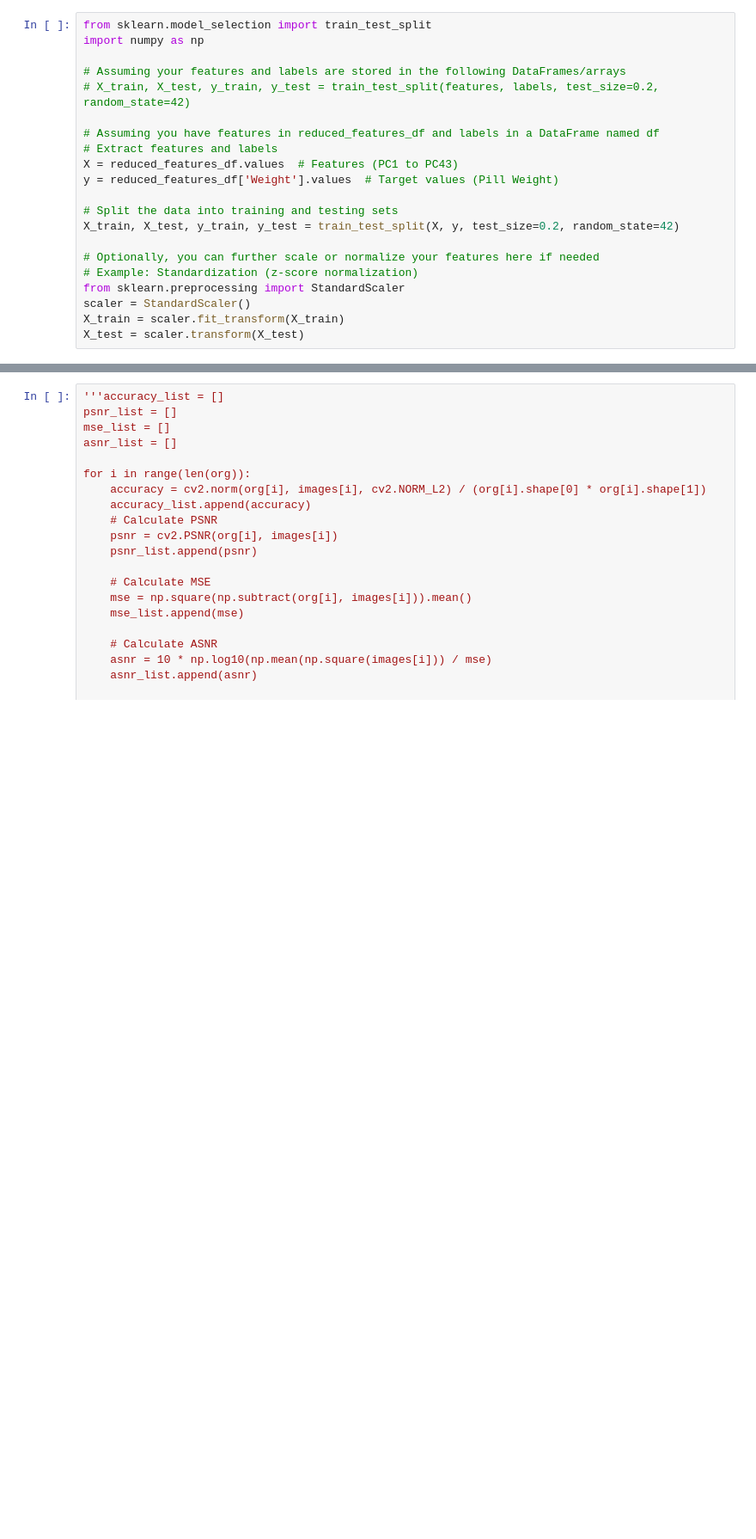
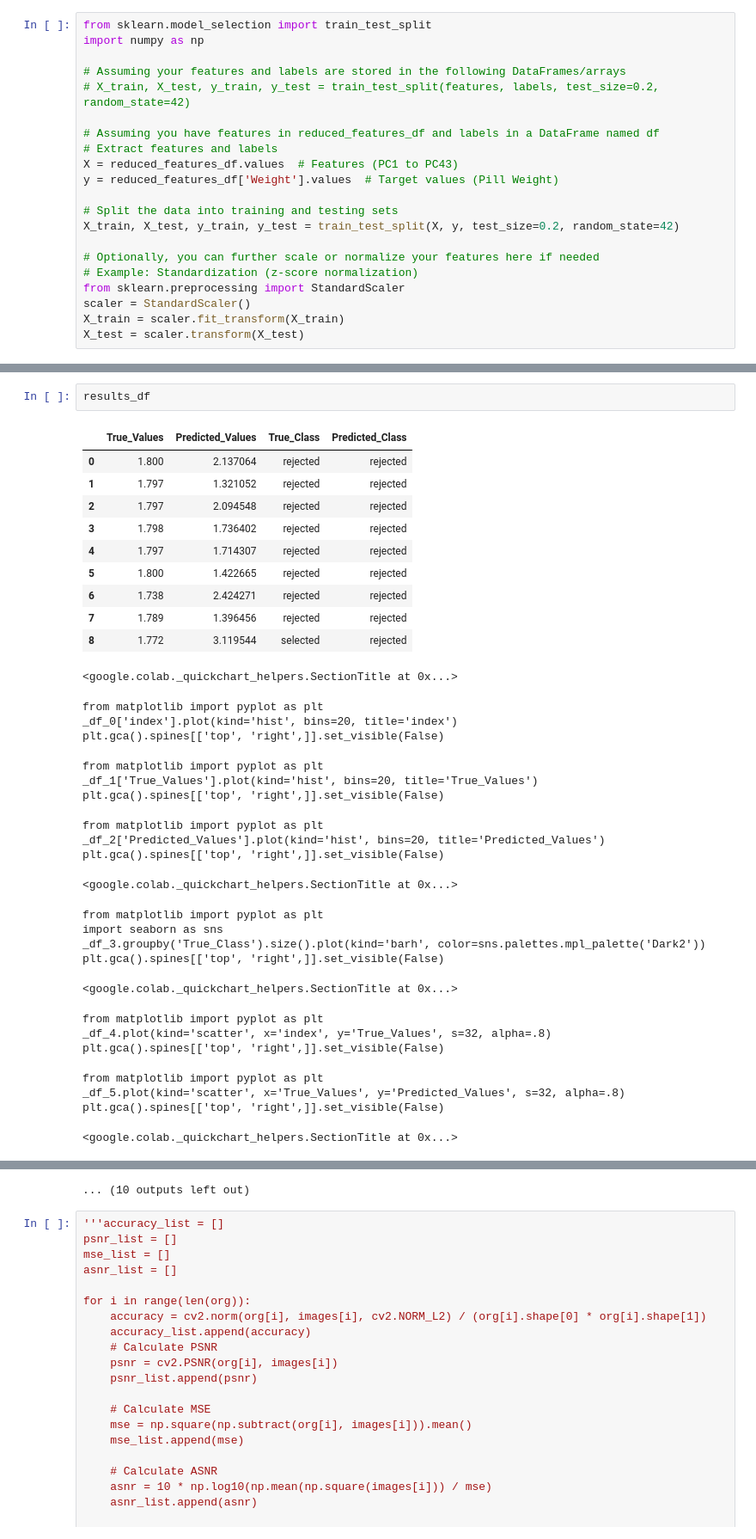
Before and after one commit to Ninaad1007/Weight-Detection-using-Pills-Images, a Jupyter notebook: PillWeight_ai.ipynb, the cells around one changed output, grey strips where cells are left out. Shown: that part at 86% size. Saved outputs shown, nothing was run; the diff lists cells and outputs as text; blank space fills up the shorter version.

```diff
--- a/PillWeight_ai.ipynb
+++ b/PillWeight_ai.ipynb
@@ -425,0 +462,36 @@ Mean Absolute Error (MAE): 0.1535696201603959
+# %%
+results_df
+# %% [output]
+|  | True_Values | Predicted_Values | True_Class | Predicted_Class |
+| 0 | 1.800 | 2.137064 | rejected | rejected |
+| 1 | 1.797 | 1.321052 | rejected | rejected |
+| 2 | 1.797 | 2.094548 | rejected | rejected |
+| 3 | 1.798 | 1.736402 | rejected | rejected |
+| 4 | 1.797 | 1.714307 | rejected | rejected |
+| 5 | 1.800 | 1.422665 | rejected | rejected |
+| 6 | 1.738 | 2.424271 | rejected | rejected |
+| 7 | 1.789 | 1.396456 | rejected | rejected |
+| 8 | 1.772 | 3.119544 | selected | rejected |
+<google.colab._quickchart_helpers.SectionTitle at 0x...>
+from matplotlib import pyplot as plt
+_df_0['index'].plot(kind='hist', bins=20, title='index')
+plt.gca().spines[['top', 'right',]].set_visible(False)
+from matplotlib import pyplot as plt
+_df_1['True_Values'].plot(kind='hist', bins=20, title='True_Values')
+plt.gca().spines[['top', 'right',]].set_visible(False)
+from matplotlib import pyplot as plt
+_df_2['Predicted_Values'].plot(kind='hist', bins=20, title='Predicted_Values')
+plt.gca().spines[['top', 'right',]].set_visible(False)
+<google.colab._quickchart_helpers.SectionTitle at 0x...>
+from matplotlib import pyplot as plt
+import seaborn as sns
+_df_3.groupby('True_Class').size().plot(kind='barh', color=sns.palettes.mpl_palette('Dark2'))
+plt.gca().spines[['top', 'right',]].set_visible(False)
+<google.colab._quickchart_helpers.SectionTitle at 0x...>
+from matplotlib import pyplot as plt
+_df_4.plot(kind='scatter', x='index', y='True_Values', s=32, alpha=.8)
+plt.gca().spines[['top', 'right',]].set_visible(False)
+from matplotlib import pyplot as plt
+_df_5.plot(kind='scatter', x='True_Values', y='Predicted_Values', s=32, alpha=.8)
+plt.gca().spines[['top', 'right',]].set_visible(False)
+<google.colab._quickchart_helpers.SectionTitle at 0x...>
@@ -426,3 +517,4 @@ Mean Absolute Error (MAE): 0.1535696201603959
+... (10 outputs left out)
 # %%
 '''accuracy_list = []
 psnr_list = []
```
Also changed, not shown: parts of 7 cells of this notebook.
